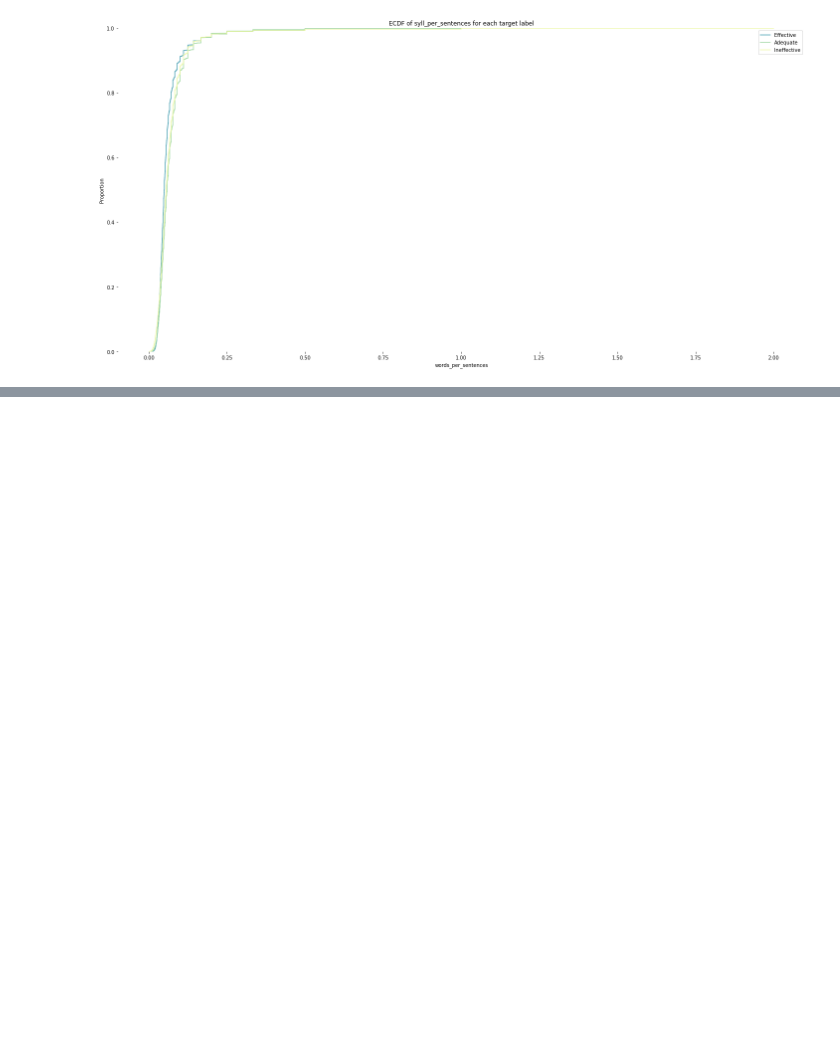
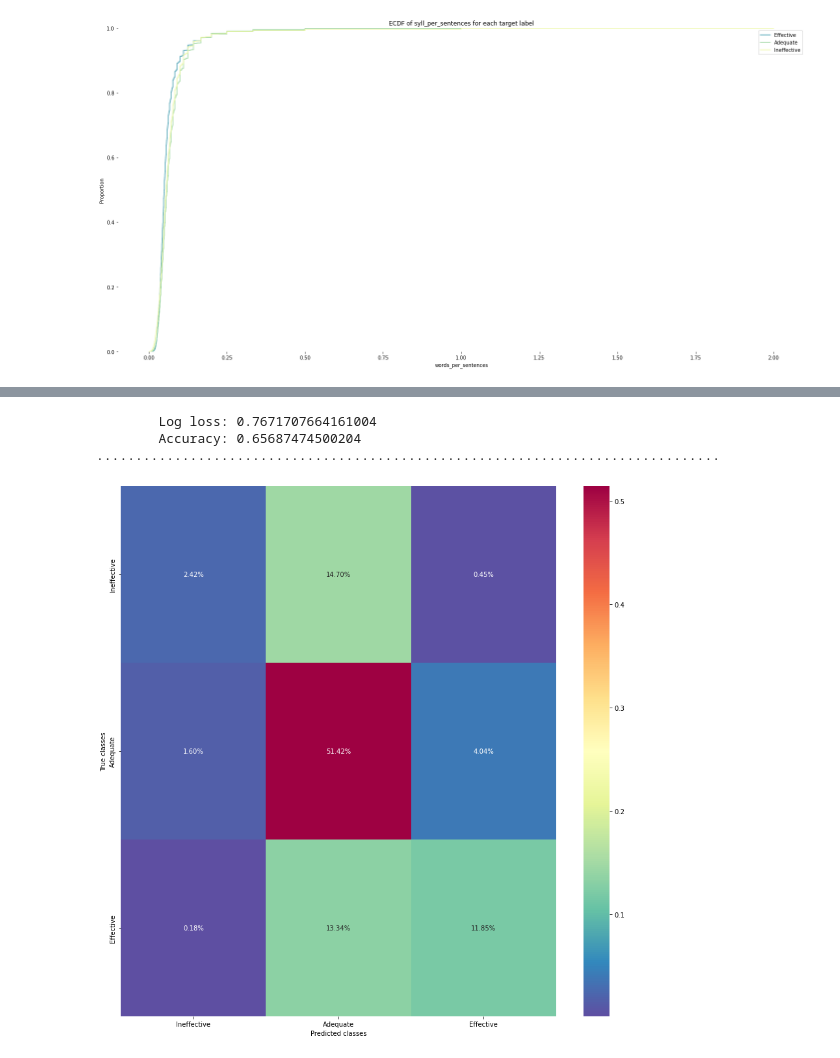
Before and after one commit to tripnv/fbp-kaggle, a Jupyter notebook: eda.ipynb, the cells around one changed output, grey strips where cells are left out. Saved outputs shown, nothing was run; the diff lists cells and outputs as text; code cells hidden in the pictures; blank space fills up the shorter version.

```diff
--- a/eda.ipynb
+++ b/eda.ipynb
@@ -769,0 +836,18 @@ spacy.downloa
+# %%
+
+cfm = confusion_matrix(y_true = y_valid, y_pred = actual_pred) / len(y_valid)
+
+plt.figure(figsize=(15,15))
+sns.heatmap(cfm, annot = True, fmt = '.2%', cmap = 'Spectral_r', xticklabels=target_labels_mapping.keys(), yticklabels=target_labels_mapping.keys())
+plt.ylabel('True classes')
+plt.xlabel('Predicted classes')
+plt.xticks()
+
+print(f"\tLog loss: {lloss}")
+print(f"\tAccuracy: {accuracy_score(y_valid, actual_pred)}")
+print(80*'.')
+# %% [output]
+        Log loss: 0.7671707664161004
+        Accuracy: 0.65687474500204
+................................................................................
+[figure, added]
```
Also changed, not shown: parts of 17 cells of this notebook.
